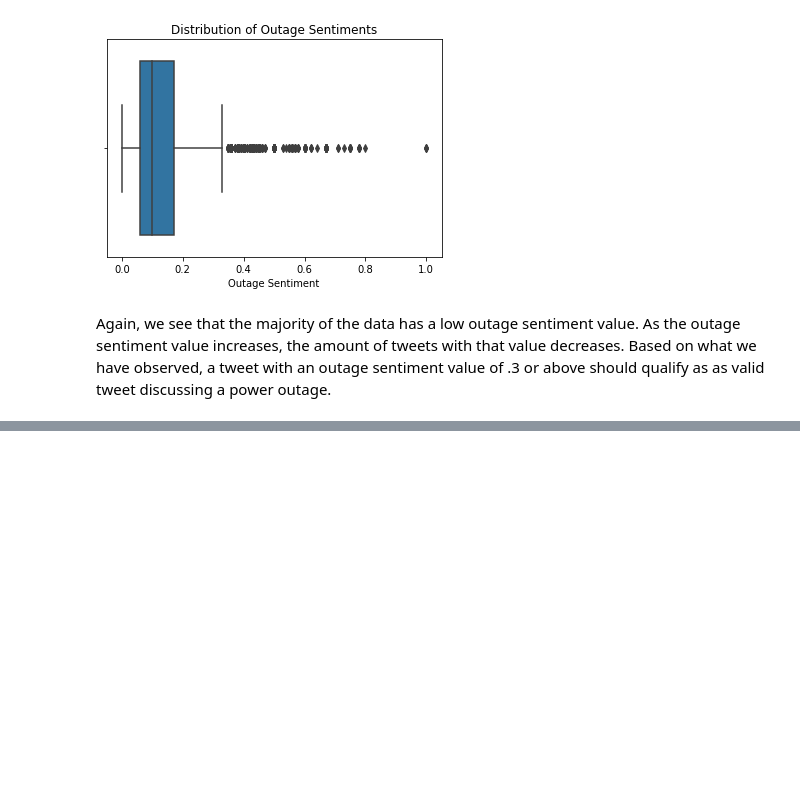
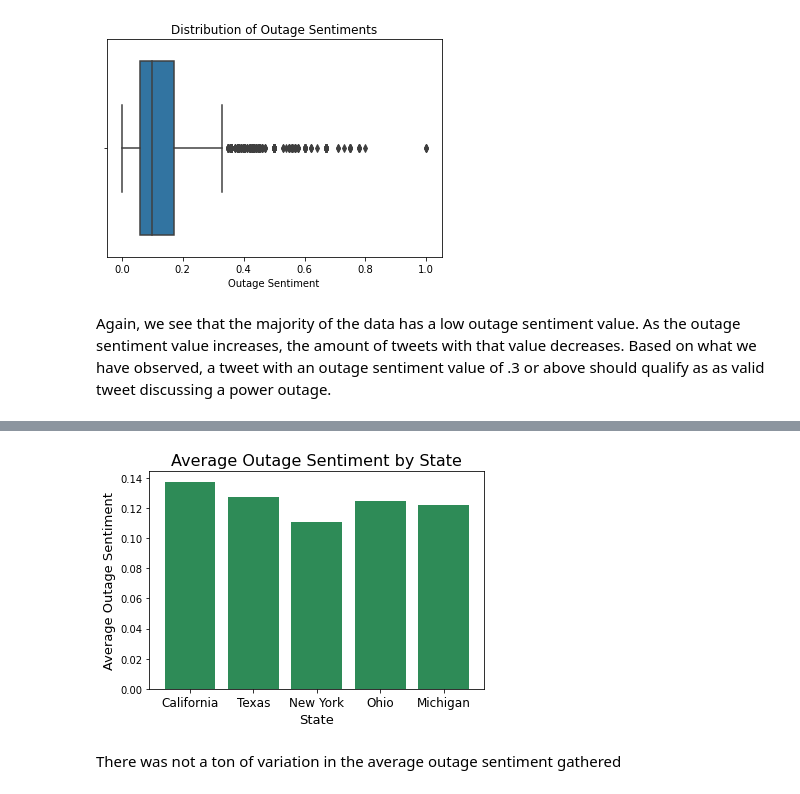
Before and after one commit to dmedellin2/mapping_power_outages, a Jupyter notebook: danielle/03_EDA.ipynb, the cells around one changed output, grey strips where cells are left out. Cells and saved outputs as stored; diff of their text form; code cells hidden in the pictures; blank space fills up the shorter version.

```diff
--- a/danielle/03_EDA.ipynb
+++ b/danielle/03_EDA.ipynb
@@ -138,0 +158,10 @@ np.mean(lengths)
+# %%
+plt.bar(states,tweets.groupby('state')['outage_sentiment'].mean(), color = 'seagreen')
+plt.title('Average Outage Sentiment by State',size=16)
+plt.xlabel('State',size=13)
+plt.ylabel('Average Outage Sentiment',size=13)
+plt.xticks(size=12);
+# %% [output]
+[figure, added]
+# %% [markdown]
+There was not a ton of variation in the average outage sentiment gathered
```
Also changed, not shown: parts of 6 cells of this notebook.
